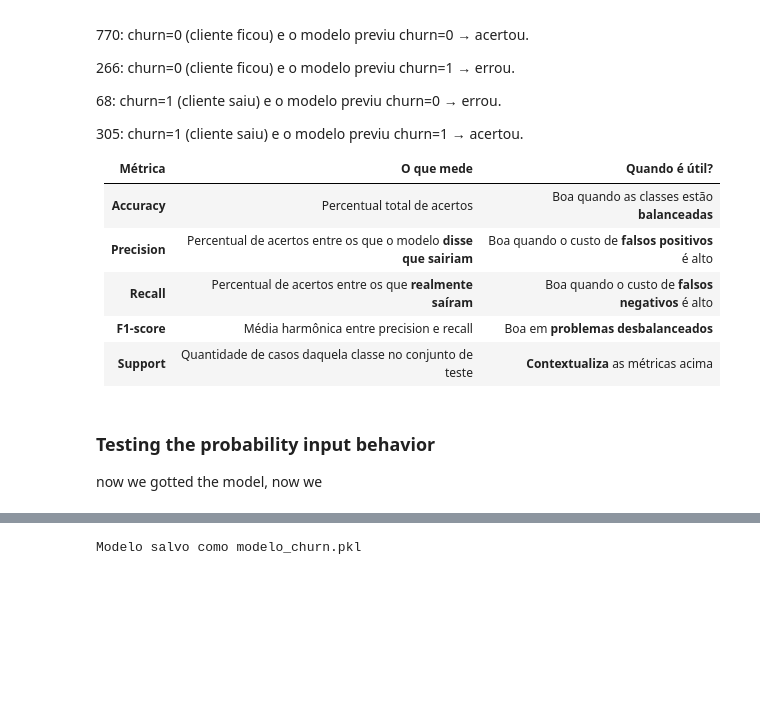
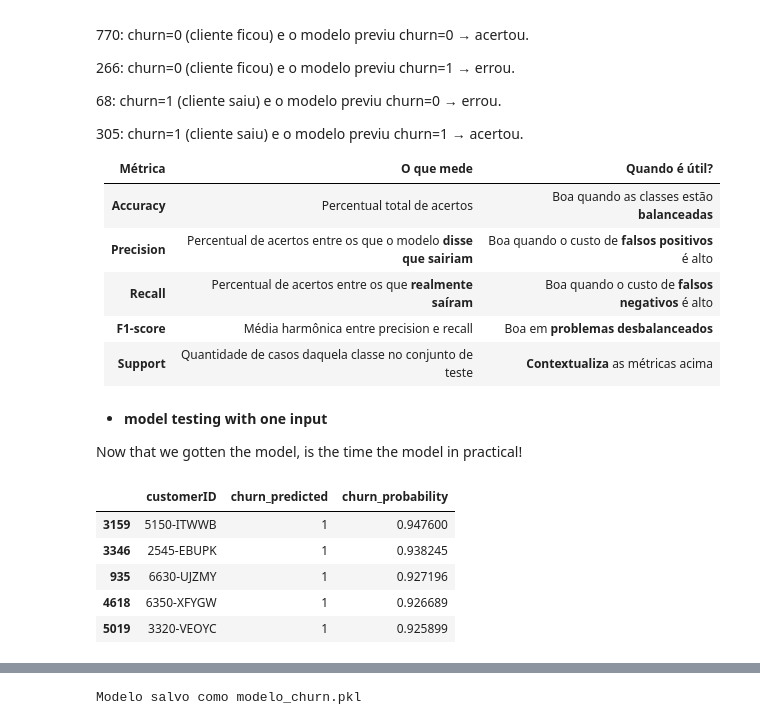
Before and after one commit to mmnitzsche/churn_predict, a Jupyter notebook: churn.ipynb, the cells around one changed output, grey strips where cells are left out. Drawn from its saved outputs; the diff is of its cells as text; code cells hidden in the pictures; blank space fills up the shorter version.

```diff
--- a/churn.ipynb
+++ b/churn.ipynb
@@ -105,9 +105,18 @@ ___
 Here, I attempt to retrieve the integer columns, to next, use the `describe()` function, but I noticed that the column "`[TotalCharges]`" was not included in the output. Let's investigate why this happened.
 # %%
 # Obter os nomes das colunas com tipos int e float
+def getColumnByTypes(dataframe,type:Literal["objects","numeral"]):
 
-int_columns = dff.select_dtypes(include=[int, float]).columns
-obj_columns = dff.select_dtypes(include=["object"]).columns
+    if type =="objects":
+        return dataframe.select_dtypes(include=["object"]).columns
+    if type =="numeral":
+        return  dataframe.select_dtypes(include=[int, float]).columns
+
+
+int_columns = getColumnByTypes(dff,"numeral")
+
+obj_columns = getColumnByTypes(dff,"objects")
+
 
 print(f"Int & Float: {int_columns}")
 print("\n")
@@ -422,7 +433,8 @@ from scipy.stats import chi2_contingency
 #%%
 
 
-obj_columns = dff.select_dtypes(include=["object"]).columns
+
+obj_columns = getColumnByTypes(dff,"objects")
 obj_columns = obj_columns.drop("customerID")
 
 
@@ -536,10 +548,9 @@ import numpy as np
 def getDummies(dataframe):
     if "customerID" in dataframe.columns:
         dataframe = dataframe.drop(columns="customerID")
-    obj_columns = dataframe.select_dtypes(include=["object"]).columns.tolist()
+    obj_columns = getColumnByTypes(dataframe,"objects").tolist()
     dummiedf = pd.get_dummies(dataframe, columns=obj_columns, drop_first=True)
     return dummiedf
 
 dfd = dff
 dfd = getDummies(dfd)
-dfd.columns
@@ -646,23 +642,33 @@ weighted avg   0.817013  0.762952  0.775290  1409.000000
 | **F1-score**  | Média harmônica entre precision e recall                             | Boa em **problemas desbalanceados**                     |
 | **Support**   | Quantidade de casos daquela classe no conjunto de teste              | **Contextualiza** as métricas acima                     |
 # %% [markdown]
-### Testing the probability input behavior
-now we gotted the model, now we
+- **model testing with one input**
+
+Now that we gotten the model, is the time the model in practical!
 # %%
 
 #creating da probability dataframe to testing
-clientes_atuais = dfd[dfd['Churn'] == 0].copy()
-X_atuais = clientes_atuais.drop(columns=['Churn', 'customerID'])
-customer_ids_atuais = clientes_atuais['customerID']
-preds_atuais = modelo.predict(X_atuais)
-probs_atuais = modelo.predict_proba(X_atuais)[:, 1]
+clients_current = dfd[dfd['Churn'] == 0].copy()
+X_current = clients_current.drop(columns=['Churn', 'customerID'])
+customer_ids_current = clients_current['customerID']
+preds_current = modelo.predict(X_current)
+probs_current = modelo.predict_proba(X_current)[:, 1]
 
-df_churn_atuais = pd.DataFrame({
-    'customerID': customer_ids_atuais,
-    'churn_predicted': preds_atuais,
-    'churn_probability': probs_atuais
+df_churn_current = pd.DataFrame({
+    'customerID': customer_ids_current,
+    'churn_predicted': preds_current,
+    'churn_probability': probs_current
 })
 
-# Ordena pelos mais prováveis de sair
-df_churn_atuais_sort = df_churn_atuais.sort_values(by='churn_probability', ascending=False)
+
+# sorting values by churn
+df_churn_current_sort = df_churn_current.sort_values(by='churn_probability', ascending=False)
+df_churn_current_sort.head(5)
+# %% [output]
+|  | customerID | churn_predicted | churn_probability |
+| 3159 | 5150-ITWWB | 1 | 0.947600 |
+| 3346 | 2545-EBUPK | 1 | 0.938245 |
+| 935 | 6630-UJZMY | 1 | 0.927196 |
+| 4618 | 6350-XFYGW | 1 | 0.926689 |
+| 5019 | 3320-VEOYC | 1 | 0.925899 |
 # %%
```
Also changed, not shown: parts of 11 cells of this notebook.
